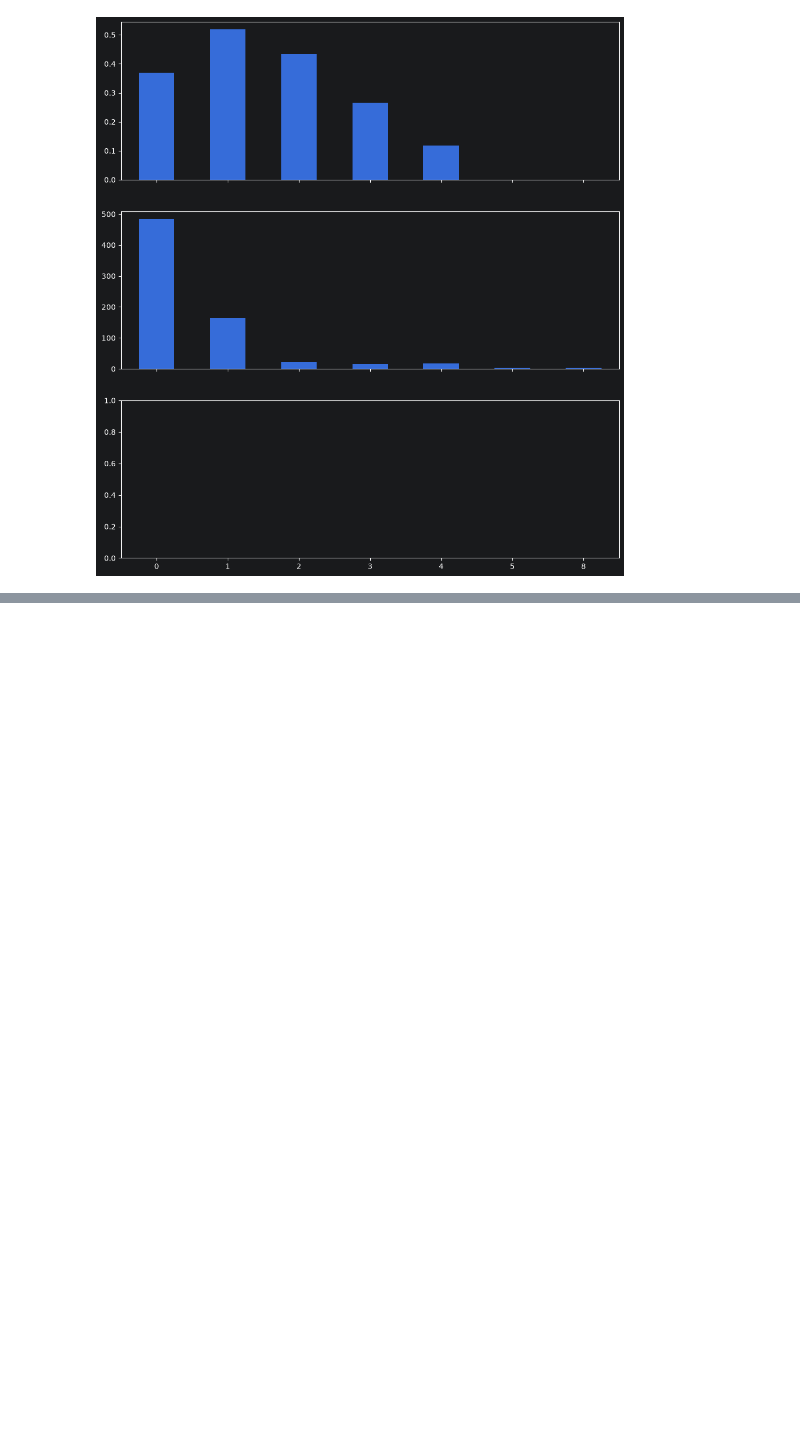
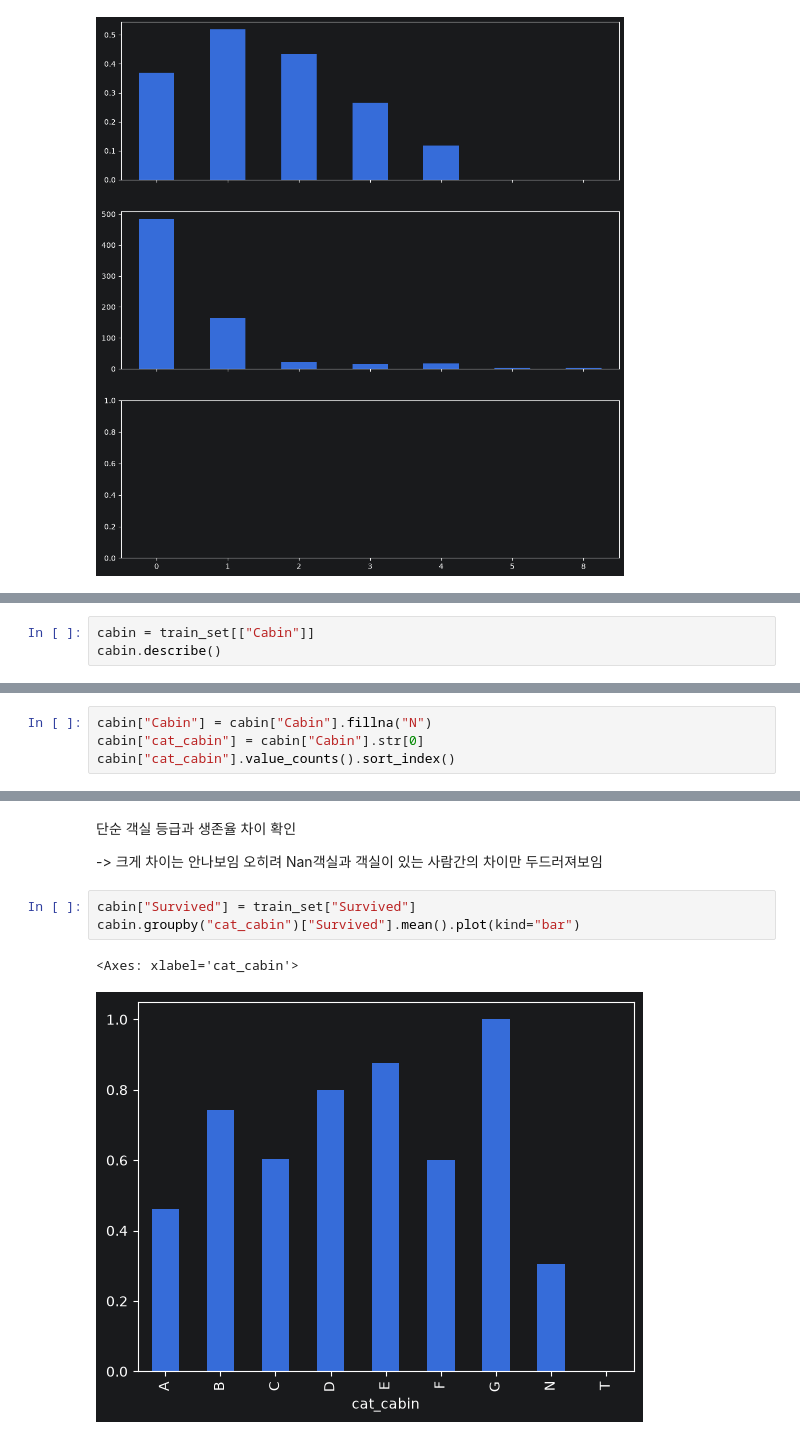
Before and after one commit to chc216/titanic-ml, a Jupyter notebook: notebooks/01-eda.ipynb, the cells around one changed output, grey strips where cells are left out. Cells and saved outputs as stored; diff of their text form; blank space fills up the shorter version.

```diff
--- a/notebooks/01-eda.ipynb
+++ b/notebooks/01-eda.ipynb
@@ -431,0 +540,3 @@ plt.show()
+# %%
+cabin = train_set[["Cabin"]]
+cabin.describe()
@@ -431,0 +571,4 @@ plt.show()
+# %%
+cabin["Cabin"] = cabin["Cabin"].fillna("N")
+cabin["cat_cabin"] = cabin["Cabin"].str[0]
+cabin["cat_cabin"].value_counts().sort_index()
@@ -431,0 +587,10 @@ plt.show()
+# %% [markdown]
+단순 객실 등급과 생존율 차이 확인
+
+-> 크게 차이는 안나보임 오히려 Nan객실과 객실이 있는 사람간의 차이만 두드러져보임
+# %%
+cabin["Survived"] = train_set["Survived"]
+cabin.groupby("cat_cabin")["Survived"].mean().plot(kind="bar")
+# %% [output]
+<Axes: xlabel='cat_cabin'>
+[figure, added]
```
Also changed, not shown: parts of 23 cells of this notebook.
